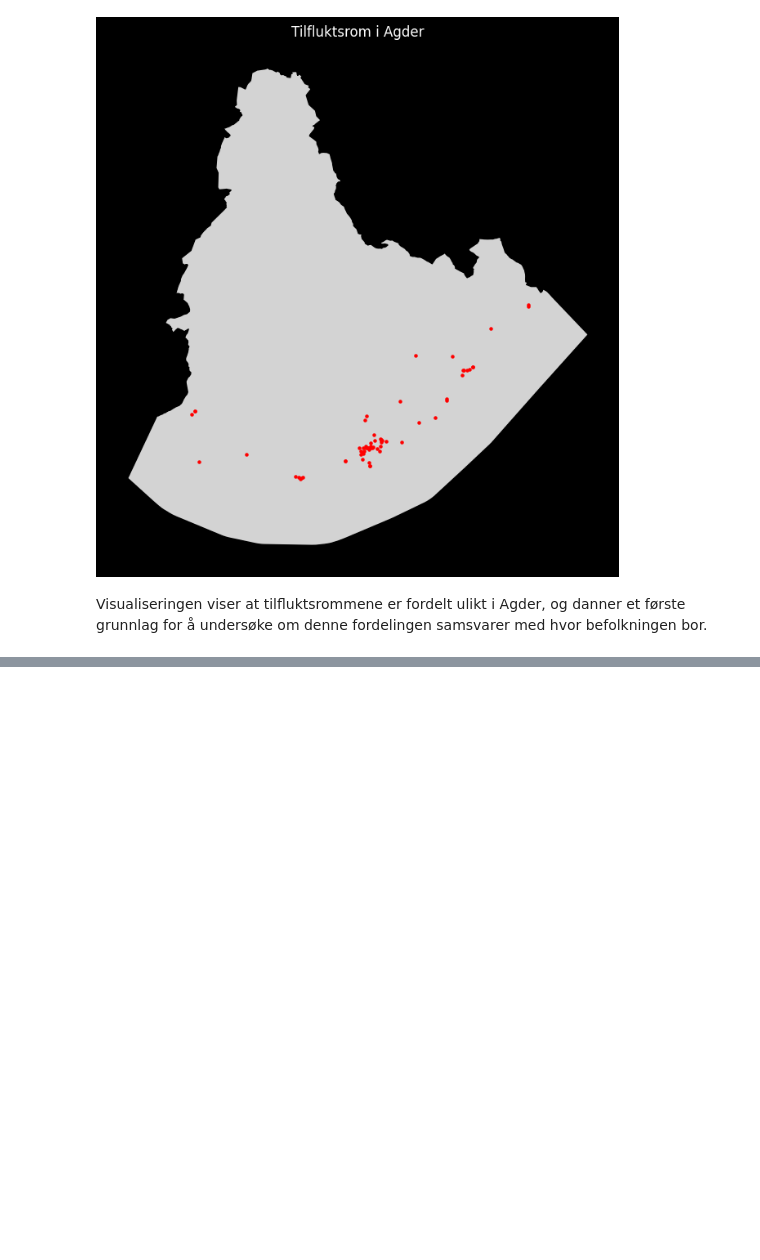
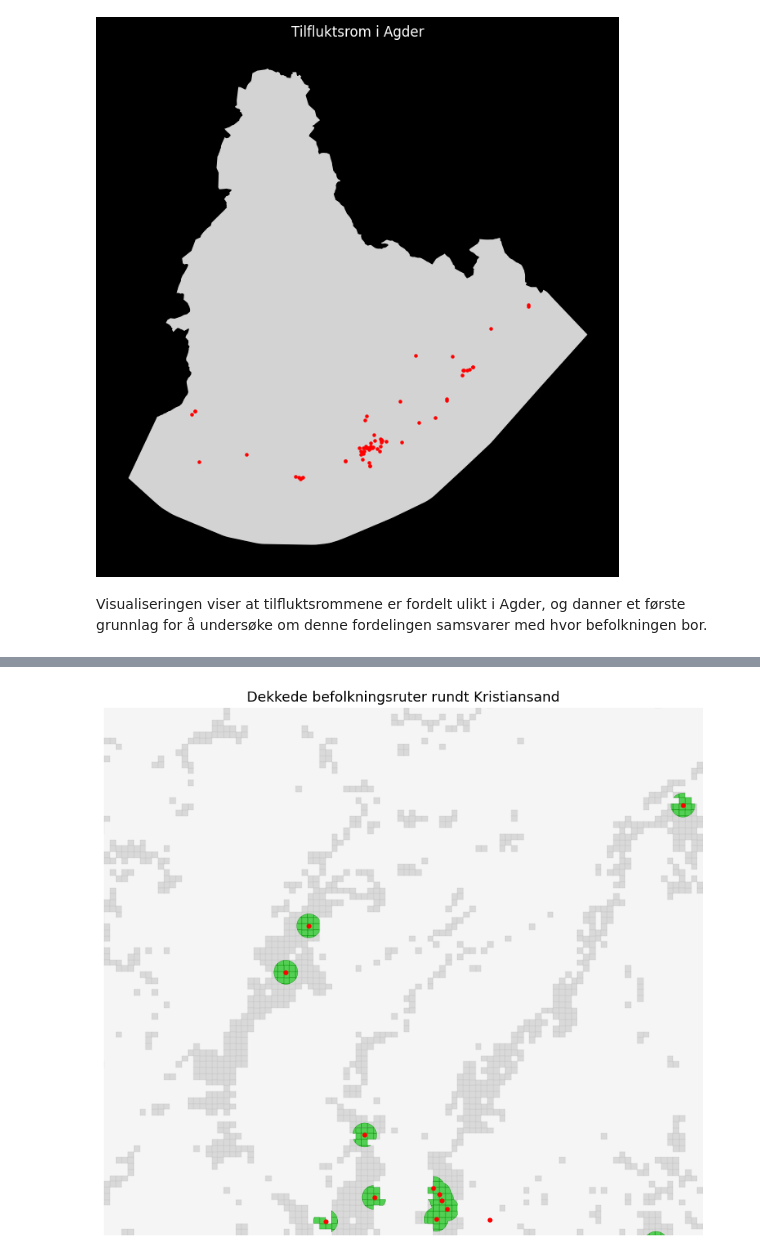
Before and after one commit to sivert-svanes/IS-218-Prosjekt, a Jupyter notebook: notebooks/analysis.ipynb, the cells around one changed output, grey strips where cells are left out. Cells and saved outputs as stored; diff of their text form; code cells hidden in the pictures; blank space fills up the shorter version.

```diff
--- a/notebooks/analysis.ipynb
+++ b/notebooks/analysis.ipynb
@@ -356,0 +505,6 @@ Visualiseringen viser at tilfluktsrommene er fordelt ulikt i Agder, og danner et
+# %%
+# Lag en GeoDataFrame med buffersonene som aktiv geometri
+gdf_buffers = gdf_shelters.set_geometry("buffer").copy()
+
+# Slå sammen alle buffere til én samlet geometri
+combined_buffer = gdf_buffers.geometry.union_all()
@@ -356,0 +519,13 @@ Visualiseringen viser at tilfluktsrommene er fordelt ulikt i Agder, og danner et
+# %%
+# Gjør combined_buffer om til GeoDataFrame
+gdf_combined_buffer = gpd.GeoDataFrame(
+    geometry=[combined_buffer],
+    crs=gdf_shelters.crs
+)
+
+# Finn befolkningsruter som ligger innenfor buffer
+gdf_population_covered = gpd.overlay(
+    gdf_population,
+    gdf_combined_buffer,
+    how="intersection"
+)
@@ -356,0 +593,54 @@ Visualiseringen viser at tilfluktsrommene er fordelt ulikt i Agder, og danner et
+# %%
+import matplotlib.pyplot as plt
+import matplotlib as mpl
+import os
+
+# Reset matplotlib (viktig)
+plt.close("all")
+mpl.rcdefaults()
+
+# Tving hvit bakgrunn
+mpl.rcParams["figure.facecolor"] = "white"
+mpl.rcParams["axes.facecolor"] = "white"
+mpl.rcParams["savefig.facecolor"] = "white"
+
+# Lag figur
+fig, ax = plt.subplots(figsize=(10, 10), facecolor="white")
+ax.set_facecolor("white")
+
+# Zoom område (Kristiansand)
+minx, miny = 80000, 6468000
+maxx, maxy = 105000, 6490000
+
+# Bakgrunn (Agder)
+gdf_agder.plot(ax=ax, color="#f5f5f5", edgecolor="black", linewidth=0.5)
+
+# Alle befolkningsruter (grå)
+zoom_box = gdf_population.cx[minx:maxx, miny:maxy]
+zoom_box.plot(ax=ax, color="#d9d9d9", edgecolor="#bdbdbd", linewidth=0.2)
+
+# Dekkede ruter (grønn)
+covered_zoom = gdf_population_covered.cx[minx:maxx, miny:maxy]
+covered_zoom.plot(ax=ax, color="limegreen", alpha=0.8, edgecolor="green", linewidth=0.3)
+
+# Shelters (røde punkt)
+shelters_zoom = gdf_shelters.cx[minx:maxx, miny:maxy]
+shelters_zoom.plot(ax=ax, color="red", markersize=12, zorder=5)
+
+# Zoom og styling
+ax.set_xlim(minx, maxx)
+ax.set_ylim(miny, maxy)
+ax.set_title("Dekkede befolkningsruter rundt Kristiansand", fontsize=13)
+ax.set_axis_off()
+
+# Lagre figur (REN fil)
+output_path = "kart_43.png"
+plt.savefig(output_path, dpi=150, bbox_inches="tight", facecolor="white", edgecolor="white")
+
+# VIS FIGUREN DIREKTE (viktig!)
+plt.show()
+
+# Lukk figur
+plt.close()
+# %% [output]
+[figure, added]
```
Also changed, not shown: parts of 44 cells of this notebook.
